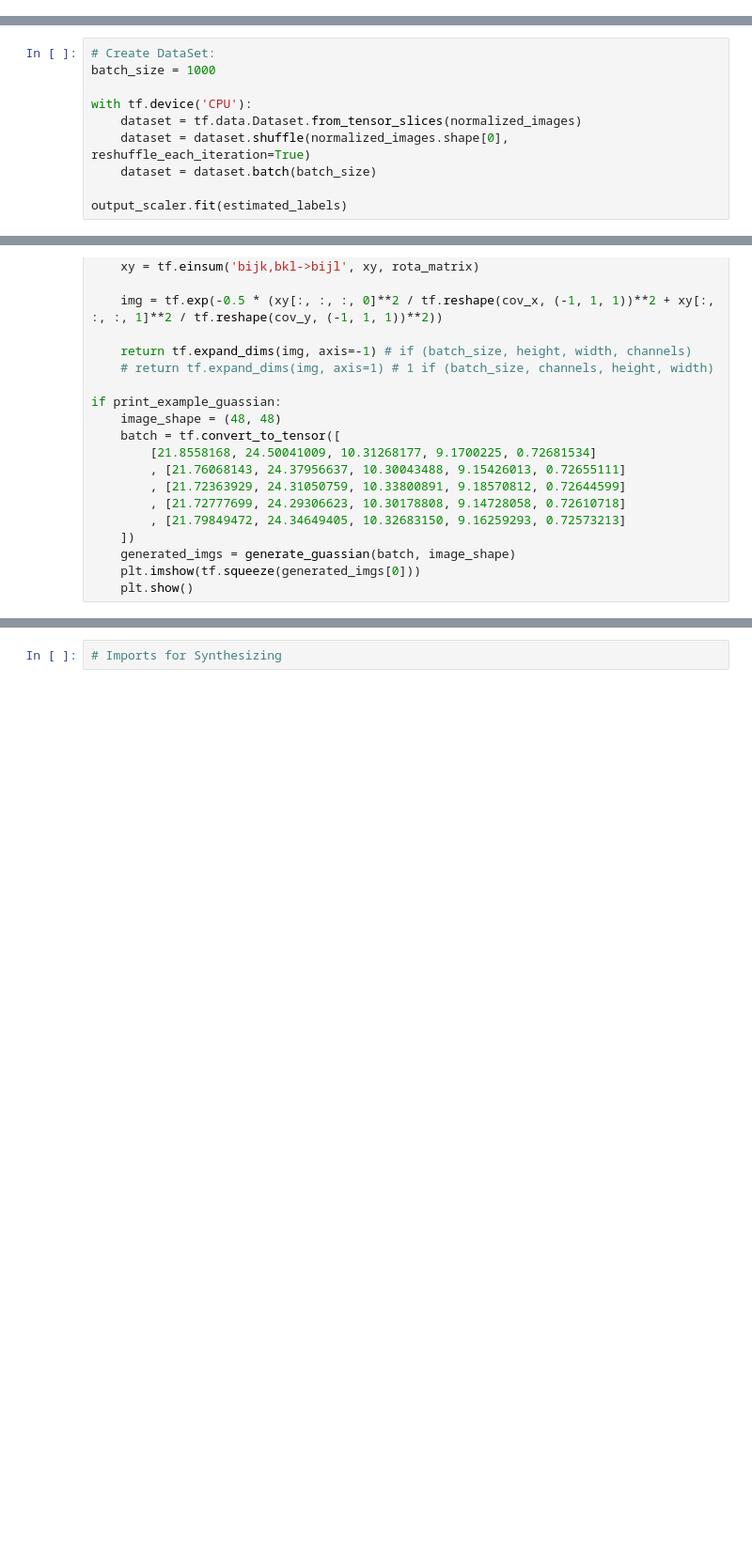
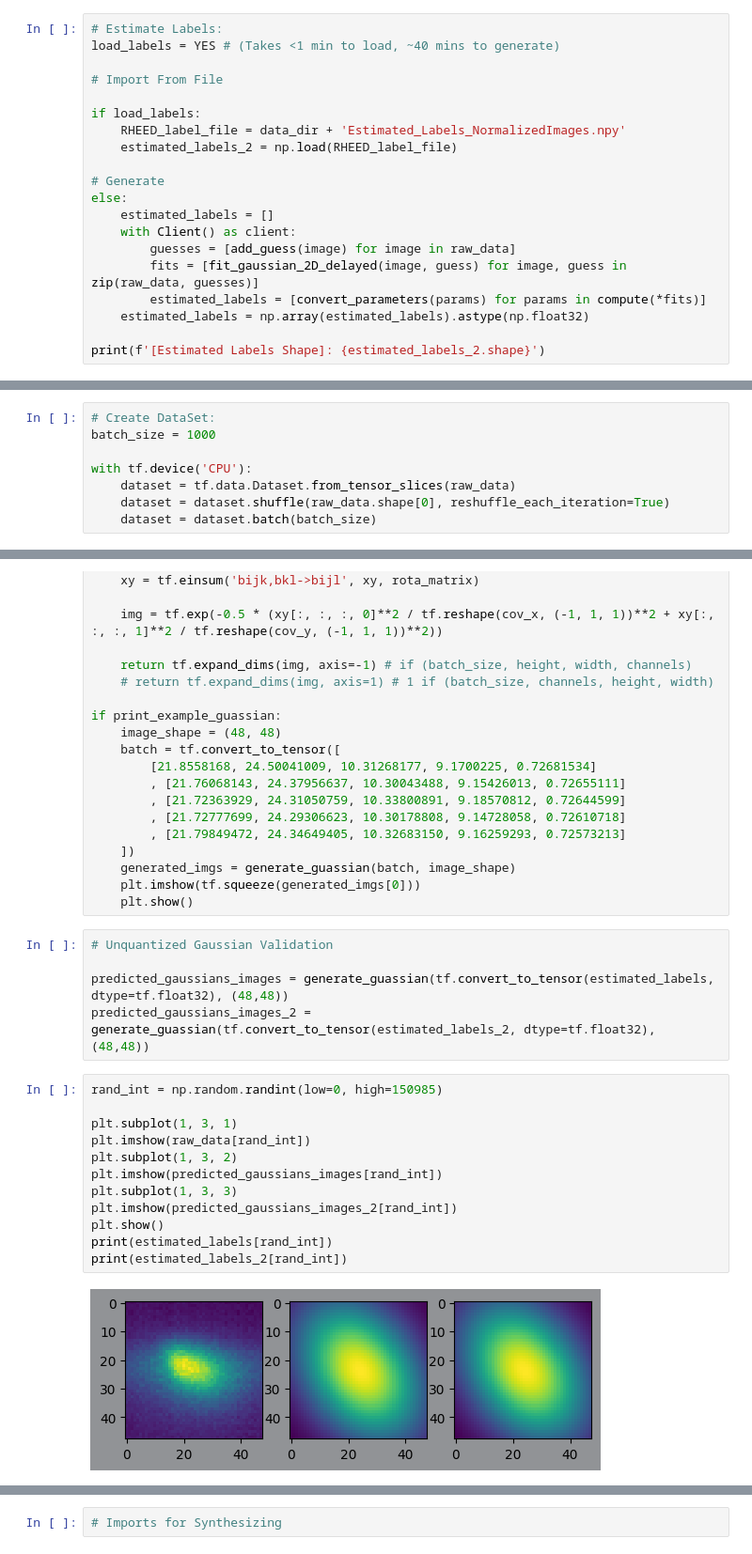
Before and after one commit to pujan-p/Rheed-GaussianModel, a Jupyter notebook: Training/Training.ipynb, the cells around one changed output, grey strips where cells are left out. Shown: that part at 94% size. Saved outputs shown, nothing was run; the diff lists cells and outputs as text; blank space fills up the shorter version.

```diff
--- a/Training/Training.ipynb
+++ b/Training/Training.ipynb
@@ -128,0 +124,20 @@ print(f'[Estimated Labels Shape]: {estimated_labels.shape}')
+# %%
+# Estimate Labels:
+load_labels = YES # (Takes <1 min to load, ~40 mins to generate)
+
+# Import From File
+
+if load_labels:
+    RHEED_label_file = data_dir + 'Estimated_Labels_NormalizedImages.npy'
+    estimated_labels_2 = np.load(RHEED_label_file)
+
+# Generate
+else:
+    estimated_labels = []
+    with Client() as client:
+        guesses = [add_guess(image) for image in raw_data]
+        fits = [fit_gaussian_2D_delayed(image, guess) for image, guess in zip(raw_data, guesses)]
+        estimated_labels = [convert_parameters(params) for params in compute(*fits)]
+    estimated_labels = np.array(estimated_labels).astype(np.float32)
+
+print(f'[Estimated Labels Shape]: {estimated_labels_2.shape}')
@@ -131,11 +148,9 @@ print(f'[Estimated Labels Shape]: {estimated_labels.shape}')
 batch_size = 1000
 
 with tf.device('CPU'):
-    dataset = tf.data.Dataset.from_tensor_slices(normalized_images)
-    dataset = dataset.shuffle(normalized_images.shape[0], reshuffle_each_iteration=True)
+    dataset = tf.data.Dataset.from_tensor_slices(raw_data)
+    dataset = dataset.shuffle(raw_data.shape[0], reshuffle_each_iteration=True)
     dataset = dataset.batch(batch_size)
-
-output_scaler.fit(estimated_labels)
 # %%
 # Gaussian Function: (TENSORFLOW)
 print_example_guassian = NO
@@ -176,3 +191,22 @@ if print_example_guassian:
     generated_imgs = generate_guassian(batch, image_shape)
     plt.imshow(tf.squeeze(generated_imgs[0]))
     plt.show()
+# %%
+# Unquantized Gaussian Validation
+
+predicted_gaussians_images = generate_guassian(tf.convert_to_tensor(estimated_labels, dtype=tf.float32), (48,48))
+predicted_gaussians_images_2 = generate_guassian(tf.convert_to_tensor(estimated_labels_2, dtype=tf.float32), (48,48))
+# %%
+rand_int = np.random.randint(low=0, high=150985)
+
+plt.subplot(1, 3, 1)
+plt.imshow(raw_data[rand_int])
+plt.subplot(1, 3, 2)
+plt.imshow(predicted_gaussians_images[rand_int])
+plt.subplot(1, 3, 3)
+plt.imshow(predicted_gaussians_images_2[rand_int])
+plt.show()
+print(estimated_labels[rand_int])
+print(estimated_labels_2[rand_int])
+# %% [output]
+[figure, added]
```
Also changed, not shown: parts of 9 cells of this notebook.
